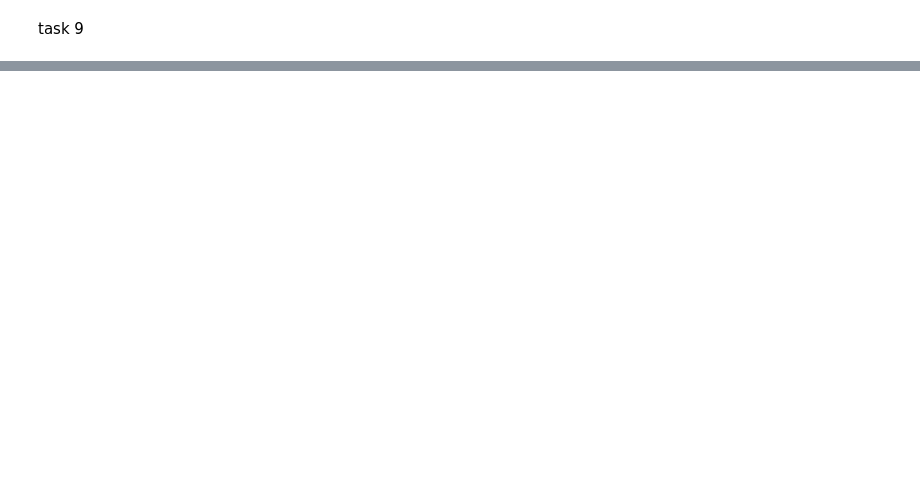
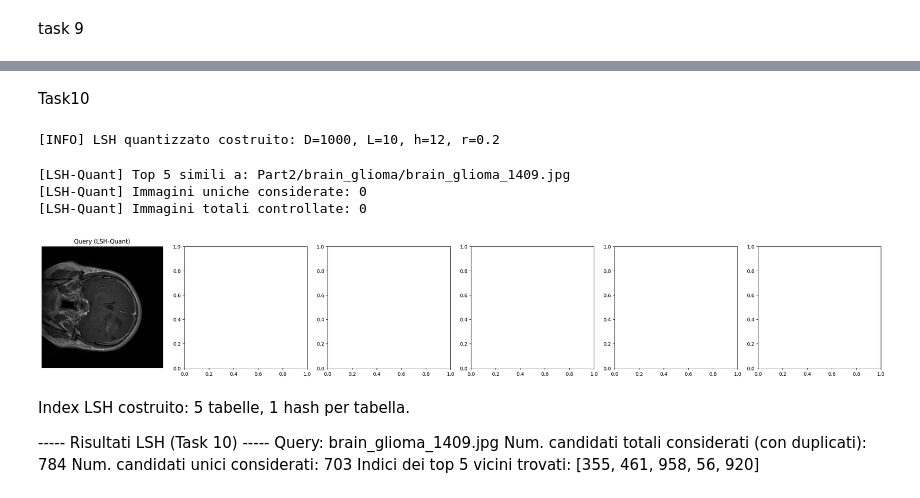
Before and after one commit to Calienn/DBmulti, a Jupyter notebook: resnetfc.ipynb, the cells around one changed output, grey strips where cells are left out. Saved outputs shown, nothing was run; the diff lists cells and outputs as text; code cells hidden in the pictures; blank space fills up the shorter version.

Commit message:
task10

```diff
--- a/resnetfc.ipynb
+++ b/resnetfc.ipynb
@@ -972,0 +549,2 @@ Indici dei top 5 vicini trovati: [396, 392, 87, 402, 1419]
+# %% [markdown]
+Task10
@@ -972,0 +657,22 @@ Indici dei top 5 vicini trovati: [396, 392, 87, 402, 1419]
+# %%
+# costruzione LSH_EuclideanQuantized su Part1
+
+# 1) (Opzionale ma consigliato) centra e normalizza i vettori di Part1
+#    Questo passaggio riduce l'effetto di scale diverse e spesso migliora la qualità LSH
+mean_vec = np.mean(feat_matrix_part1, axis=0)
+feat_centered = feat_matrix_part1 - mean_vec
+feat_normed = normalize(feat_centered, norm='l2', axis=1)
+
+# 2) Parametri LSH
+D = feat_normed.shape[1]      # di solito 900
+L = 10                         # numero di tavole hash (scegli in base a esperimenti)
+h = 12                        # numero di funzioni concatenati in ciascuna tavola
+r = 0.2                       # parametro di larghezza (esempio: 0.5); puoi sperimentare
+
+# 3) Creo l'oggetto e indicizzo
+lsh_quant = LSH_EuclideanQuantized(num_layers=L, num_hashes=h, dim=D, r=r)
+lsh_quant.index(feat_normed)
+
+print(f"[INFO] LSH quantizzato costruito: D={D}, L={L}, h={h}, r={r}")
+# %% [output]
+[INFO] LSH quantizzato costruito: D=1000, L=10, h=12, r=0.2
@@ -972,0 +730,21 @@ Indici dei top 5 vicini trovati: [396, 392, 87, 402, 1419]
+# %%
+# Esempio di utilizzo su un'immagine di Part2 ---
+query_path = "Part2/brain_glioma/brain_glioma_1409.jpg"
+
+k = 5                         # numero di immagini simili da visualizzare
+
+# Eseguo la ricerca LSH
+find_k_similar_lsh_quant("Part1", query_path, k)
+# %% [output]
+[LSH-Quant] Top 5 simili a: Part2/brain_glioma/brain_glioma_1409.jpg
+[LSH-Quant] Immagini uniche considerate: 0
+[LSH-Quant] Immagini totali controllate: 0
+[figure, added]
+# %% [markdown]
+Index LSH costruito: 5 tabelle, 1 hash per tabella.
+
+----- Risultati LSH (Task 10) -----
+Query: brain_glioma_1409.jpg
+Num. candidati totali considerati (con duplicati): 784
+Num. candidati unici considerati: 703
+Indici dei top 5 vicini trovati: [355, 461, 958, 56, 920]
```
Also changed, not shown: parts of 13 cells of this notebook, 1 other file.
